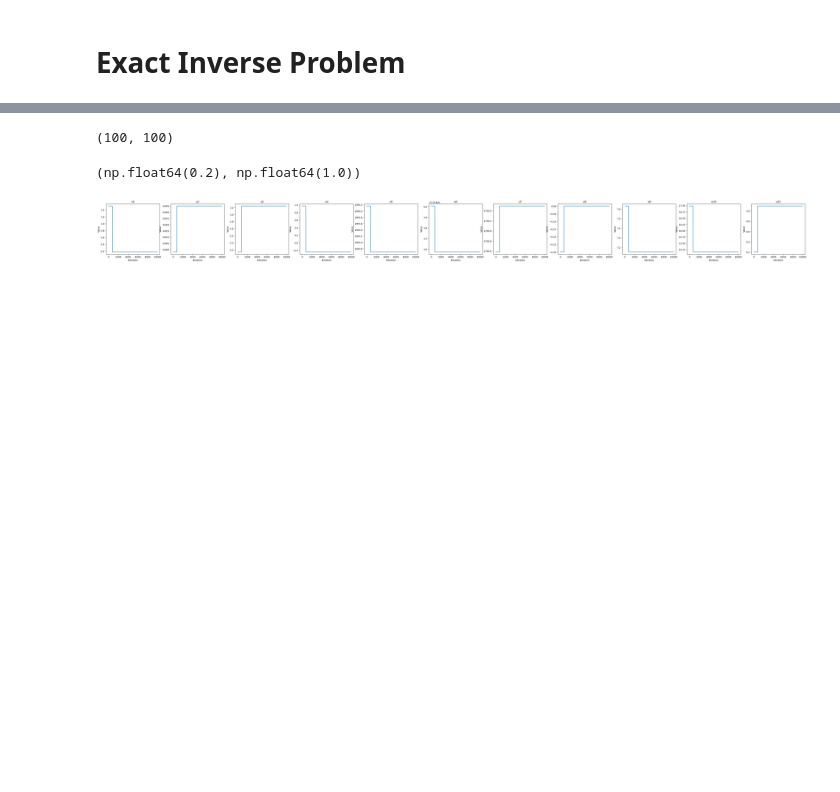
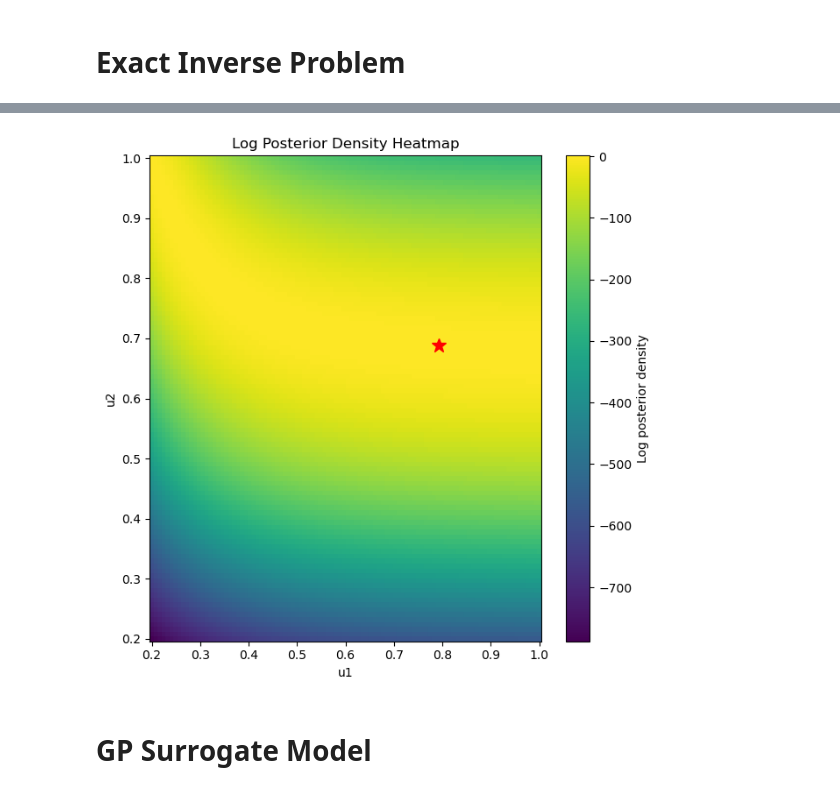
Before and after one commit to arob5/Bayesian-inference-with-surrogates, a Jupyter notebook: experiments/vsem/vsem_experiment.ipynb, the cells around one changed output, grey strips where cells are left out. Cells and saved outputs as stored; diff of their text form; code cells hidden in the pictures; blank space fills up the shorter version.

```diff
--- a/experiments/vsem/vsem_experiment.ipynb
+++ b/experiments/vsem/vsem_experiment.ipynb
@@ -34,19 +38,18 @@ u1_grid = np.linspace(u1_supp[0], u1_supp[1], 100)
 u2_grid = np.linspace(u2_supp[0], u2_supp[1], 100)
 U1_grid, U2_grid = np.meshgrid(u1_grid, u2_grid)
 
-log_post_pdf = lambda u1, u2: inv_prob.log_posterior_density(np.array([u1, u2])
+log_post_pdf = lambda u1, u2: inv_prob.log_posterior_density(np.array([u1, u2]))
 log_post_grid = np.vectorize(log_post_pdf)(U1_grid, U2_grid)
-# %%
-U1_grid.shape
-# %% [output]
-(100, 100)
-# %%
-prior.dists["KEXT"].support()
-# %% [output]
-(np.float64(0.2), np.float64(1.0))
-# %%
-samp, trace_plot = inv_prob.sample_posterior(n_samp=10000)
-
-display(trace_plot)
-# %% [output]
-[figure, removed]
+# %%
+plt.figure(figsize=(7.2, 7.2))
+pcm = plt.pcolormesh(U1_grid, U2_grid, log_post_grid, shading='auto', cmap='viridis')
+plt.plot(*likelihood.par_true, "*", color="red", markersize=12)
+plt.title("Log Posterior Density Heatmap")
+plt.xlabel("u1")
+plt.ylabel("u2")
+plt.colorbar(pcm, label="Log posterior density")
+plt.show()
+# %% [output]
+[figure, added]
+# %% [markdown]
+# GP Surrogate Model
```
Also changed, not shown: parts of 15 cells of this notebook, 1 other file.
